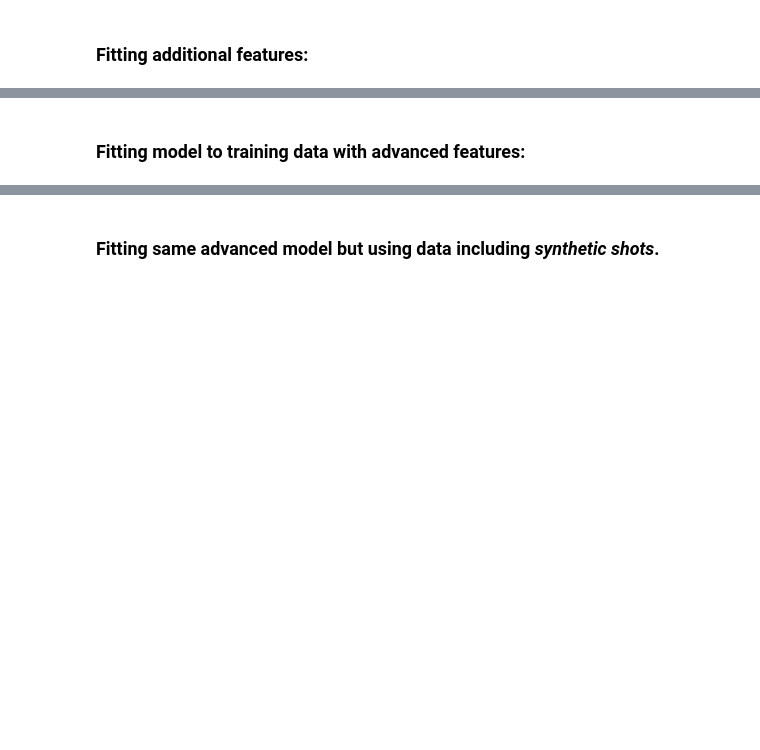
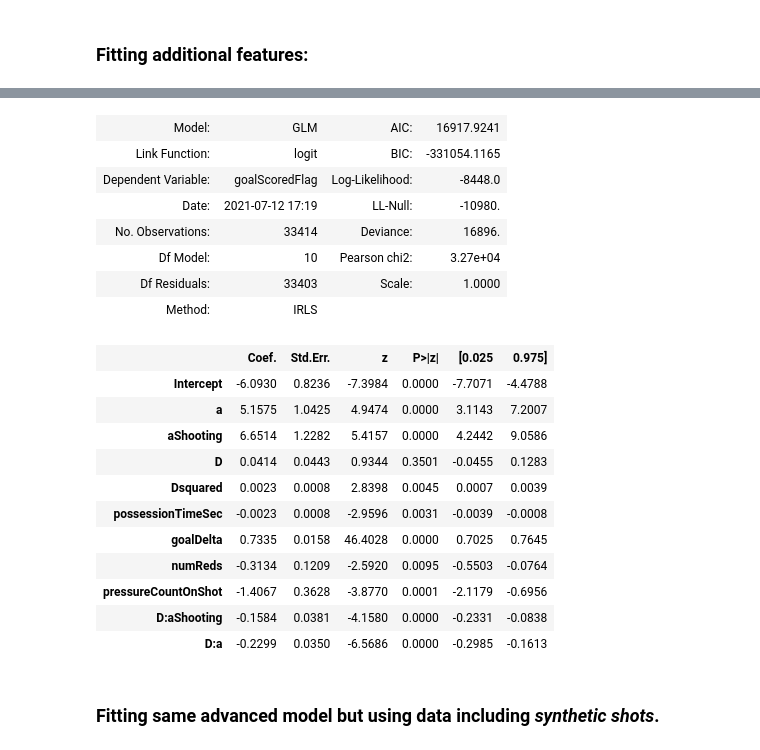
Before and after one commit to christiangilson/MSc-Applied-Statistics-Project-Code, a Jupyter notebook: Modelling/xG/Python xG Feature Engineering & Modelling.ipynb, the cells around one changed output, grey strips where cells are left out. Cells and saved outputs as stored; diff of their text form; code cells hidden in the pictures; blank space fills up the shorter version.

```diff
--- a/Modelling/xG/Python xG Feature Engineering & Modelling.ipynb
+++ b/Modelling/xG/Python xG Feature Engineering & Modelling.ipynb
@@ -256,14 +316,12 @@ xG_model_added.summary2()
-# %% [markdown]
-### **Fitting model to training data with advanced features:**
 # %%
 %%time
 
-xG_formula_adv = "goalScoredFlag ~  x_dist_goal +\
-                    c1_m + a + aShooting + D +\
-                    Dsquared + possessionTimeSec + playerPossessionTimeSec +\
-                    goalDelta + numReds  + D*a + C(penaltyFlag) + pressureCountOnShot"
+xG_formula_adv = "goalScoredFlag ~   a + aShooting + D + Dsquared +\
+                    possessionTimeSec + goalDelta + numReds + pressureCountOnShot +\
+                    D*aShooting + D*a"
 
 xG_model_adv = smf.glm(formula=xG_formula_adv, data=df_shots_train\
                  ,family=sm.families.Binomial()).fit()
 
 xG_model_adv.summary2()
+# %% [output]
@@ -270,3 +330,23 @@ xG_model_adv.summary2()
+| Model: | GLM | AIC: | 16917.9241 |
+| Link Function: | logit | BIC: | -331054.1165 |
+| Dependent Variable: | goalScoredFlag | Log-Likelihood: | -8448.0 |
+| Date: | 2021-07-12 17:19 | LL-Null: | -10980. |
+| No. Observations: | 33414 | Deviance: | 16896. |
+| Df Model: | 10 | Pearson chi2: | 3.27e+04 |
+| Df Residuals: | 33403 | Scale: | 1.0000 |
+| Method: | IRLS |  |  |
+|  | Coef. | Std.Err. | z | P>|z| | [0.025 | 0.975] |
+| Intercept | -6.0930 | 0.8236 | -7.3984 | 0.0000 | -7.7071 | -4.4788 |
+| a | 5.1575 | 1.0425 | 4.9474 | 0.0000 | 3.1143 | 7.2007 |
+| aShooting | 6.6514 | 1.2282 | 5.4157 | 0.0000 | 4.2442 | 9.0586 |
+| D | 0.0414 | 0.0443 | 0.9344 | 0.3501 | -0.0455 | 0.1283 |
+| Dsquared | 0.0023 | 0.0008 | 2.8398 | 0.0045 | 0.0007 | 0.0039 |
+| possessionTimeSec | -0.0023 | 0.0008 | -2.9596 | 0.0031 | -0.0039 | -0.0008 |
+| goalDelta | 0.7335 | 0.0158 | 46.4028 | 0.0000 | 0.7025 | 0.7645 |
+| numReds | -0.3134 | 0.1209 | -2.5920 | 0.0095 | -0.5503 | -0.0764 |
+| pressureCountOnShot | -1.4067 | 0.3628 | -3.8770 | 0.0001 | -2.1179 | -0.6956 |
+| D:aShooting | -0.1584 | 0.0381 | -4.1580 | 0.0000 | -0.2331 | -0.0838 |
+| D:a | -0.2299 | 0.0350 | -6.5686 | 0.0000 | -0.2985 | -0.1613 |
 # %% [markdown]
 ### **Fitting same advanced model but using data including *synthetic shots*.**
 # %%
```
Also changed, not shown: parts of 33 cells of this notebook.
